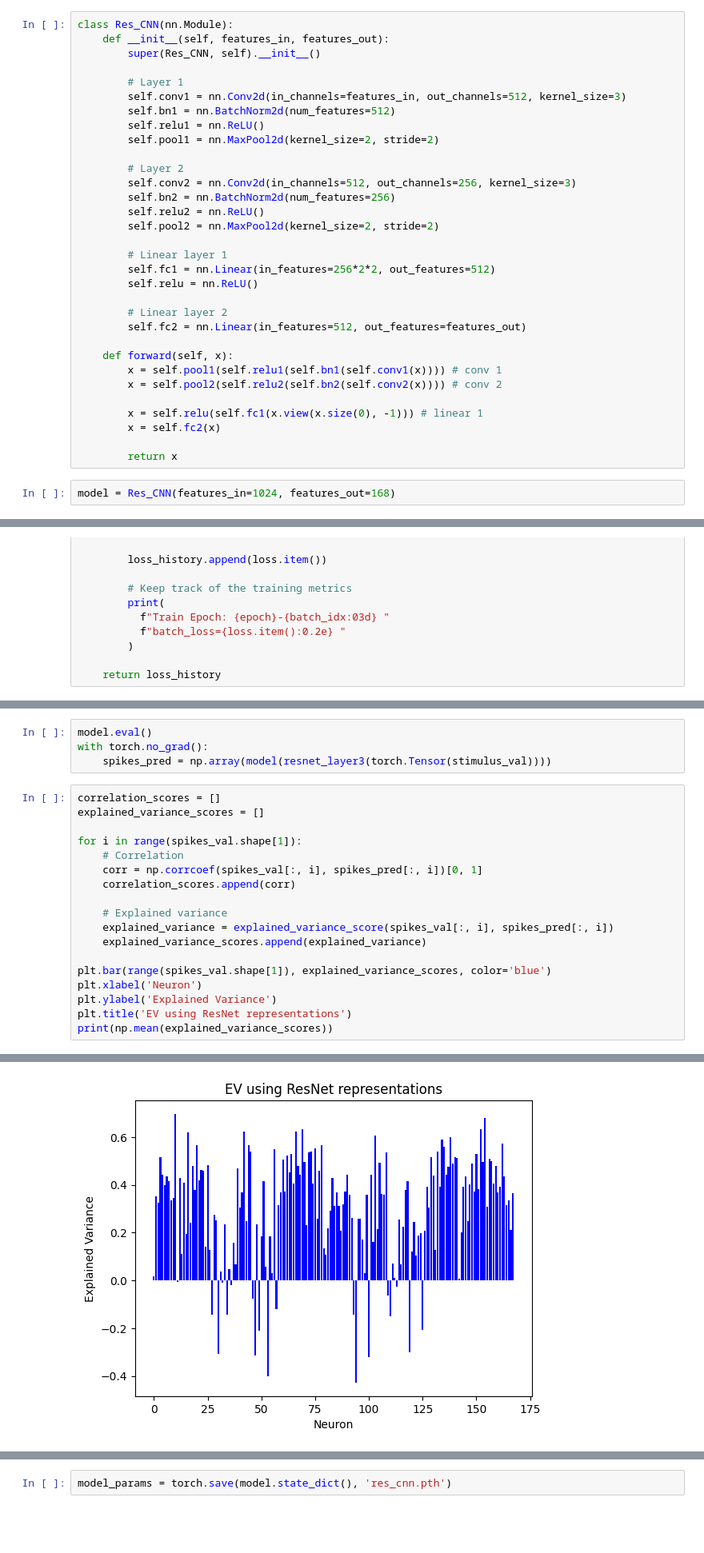
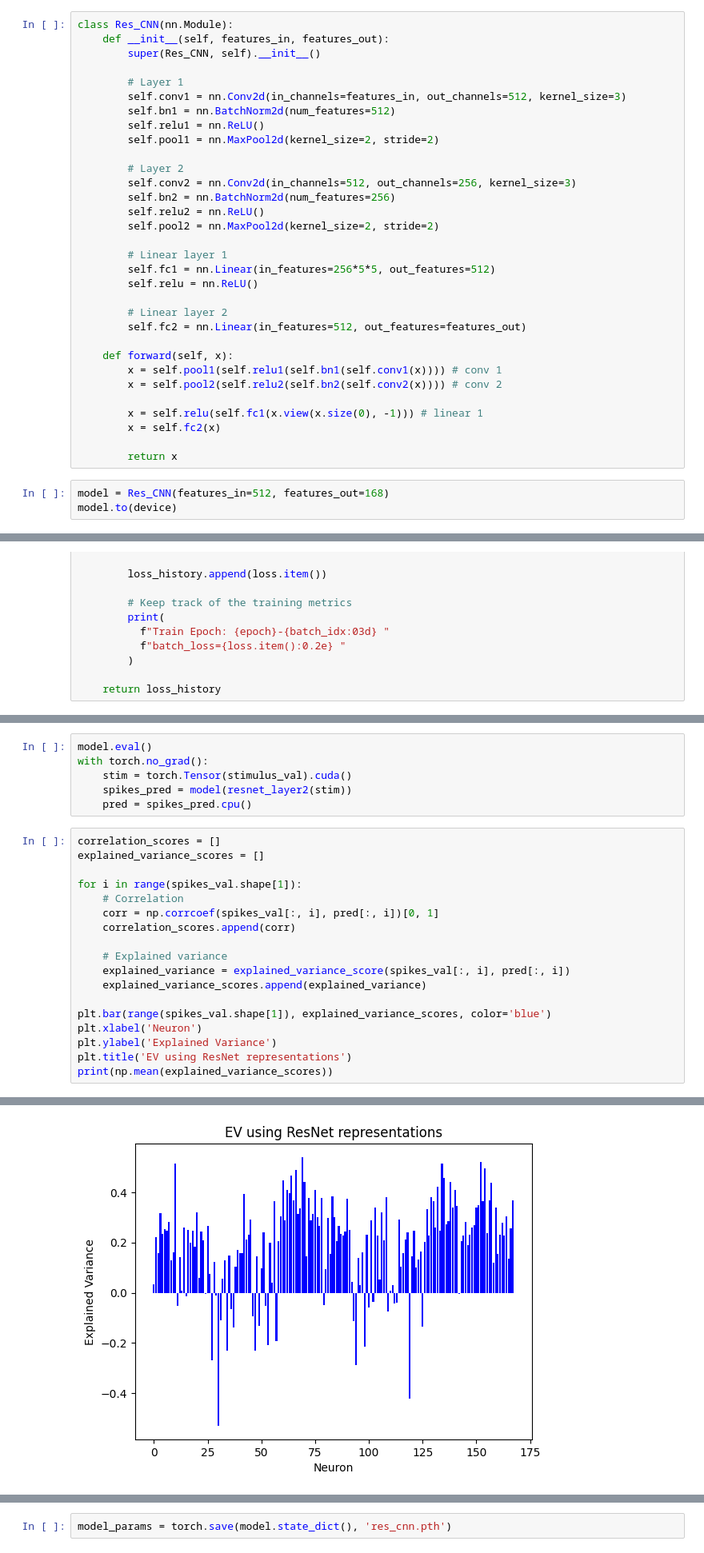
Before and after one commit to barbaragrosjean/Brain_like_mini_project, a Jupyter notebook: week9.ipynb, the cells around one changed output, grey strips where cells are left out. Shown at 80% size. Saved outputs shown, nothing was run; the diff lists cells and outputs as text; blank space fills up the shorter version.

Commit message:
model and notebook

```diff
--- a/week9.ipynb
+++ b/week9.ipynb
@@ -718,7 +601,7 @@ class Res_CNN(nn.Module):
         self.pool2 = nn.MaxPool2d(kernel_size=2, stride=2)
 
         # Linear layer 1
-        self.fc1 = nn.Linear(in_features=256*2*2, out_features=512)
+        self.fc1 = nn.Linear(in_features=256*5*5, out_features=512)
         self.relu = nn.ReLU()
 
         # Linear layer 2
@@ -733,4 +616,5 @@ class Res_CNN(nn.Module):
 
         return x
 # %%
-model = Res_CNN(features_in=1024, features_out=168)
+model = Res_CNN(features_in=512, features_out=168)
+model.to(device)
@@ -986,18 +747,20 @@ Text(0, 0.5, 'Loss')
 # %%
 model.eval()
 with torch.no_grad():
-    spikes_pred = np.array(model(resnet_layer3(torch.Tensor(stimulus_val))))
+    stim = torch.Tensor(stimulus_val).cuda()
+    spikes_pred = model(resnet_layer2(stim))
+    pred = spikes_pred.cpu()
 # %%
 correlation_scores = []
 explained_variance_scores = []
 
 for i in range(spikes_val.shape[1]):
     # Correlation
-    corr = np.corrcoef(spikes_val[:, i], spikes_pred[:, i])[0, 1]
+    corr = np.corrcoef(spikes_val[:, i], pred[:, i])[0, 1]
     correlation_scores.append(corr)
 
     # Explained variance
-    explained_variance = explained_variance_score(spikes_val[:, i], spikes_pred[:, i])
+    explained_variance = explained_variance_score(spikes_val[:, i], pred[:, i])
     explained_variance_scores.append(explained_variance)
 
 plt.bar(range(spikes_val.shape[1]), explained_variance_scores, color='blue')
@@ -1010,4 +773,4 @@ print(np.mean(explained_variance_scores))
-[figure, old version]
+[figure, new version]
 # %%
 plt.bar(range(spikes_val.shape[1]), correlation_scores, color='blue')
 plt.xlabel('Neuron')
```
Also changed, not shown: parts of 23 cells of this notebook, 1 other file.
